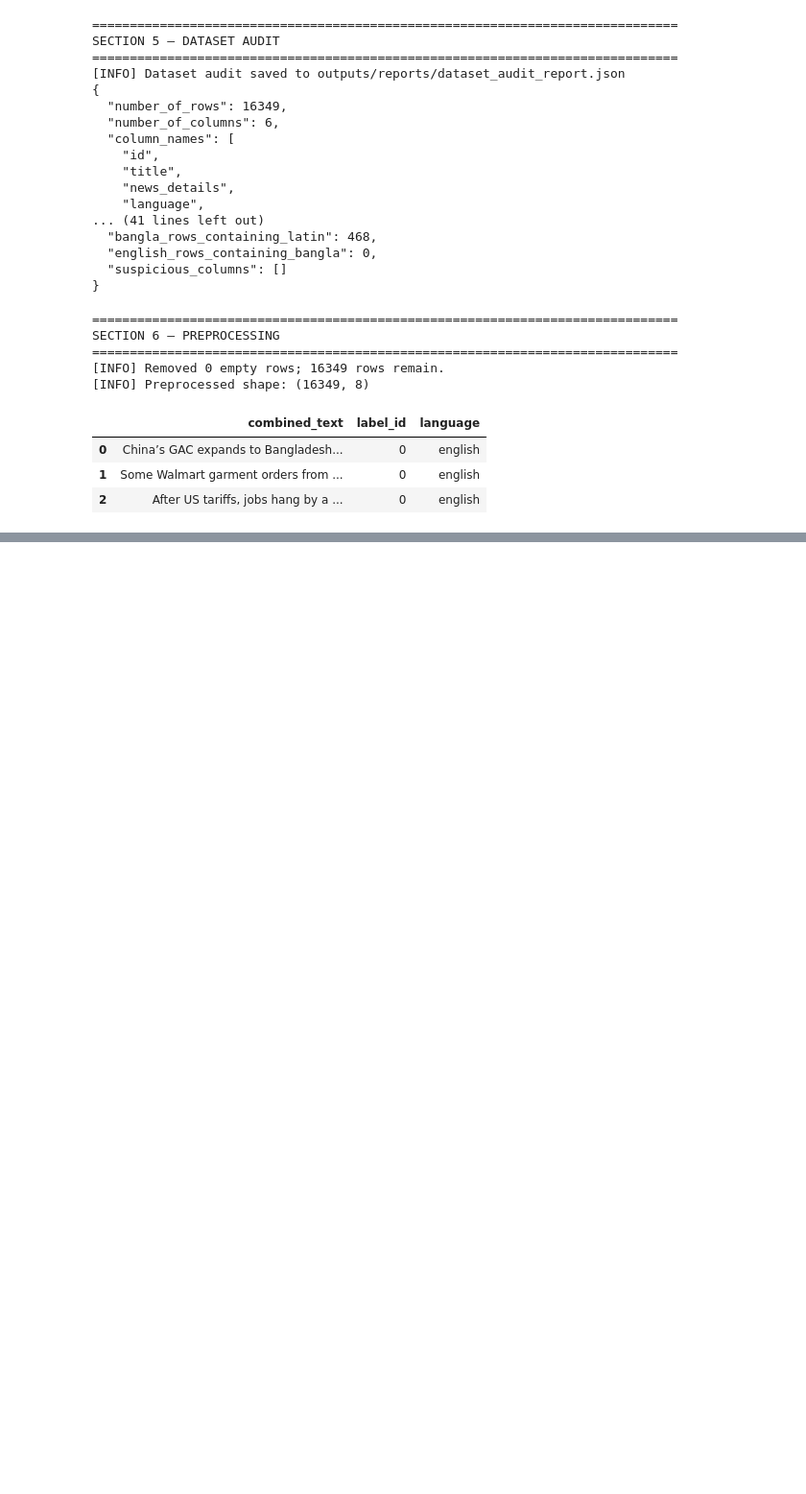
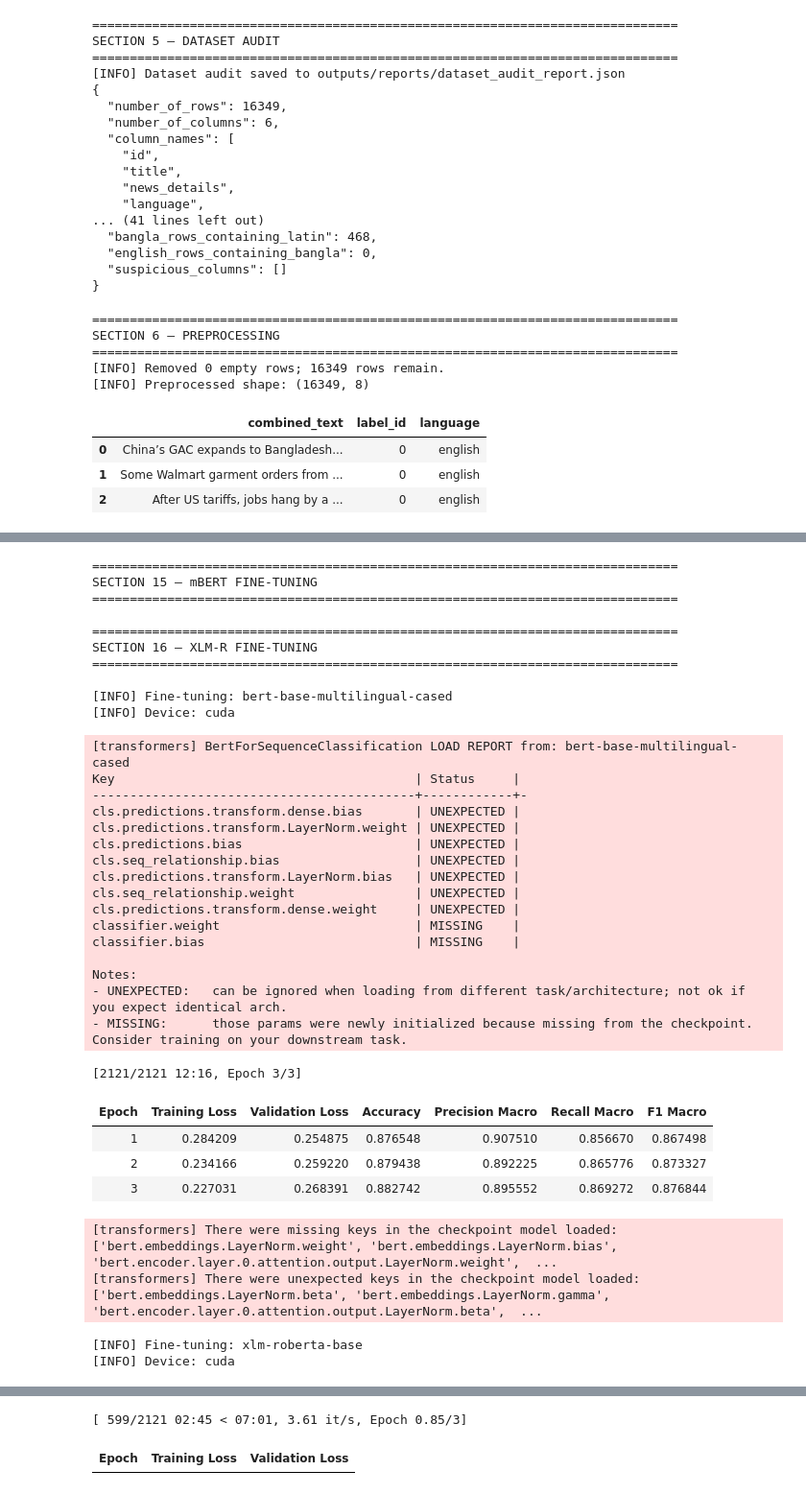
Before and after one commit to Kazi-Sadman/Drug-solubility-prediction, a Jupyter notebook: Thesis_new_work.ipynb, the cells around one changed output, grey strips where cells are left out. Shown at 96% size. Saved outputs shown, nothing was run; the diff lists cells and outputs as text; code cells hidden in the pictures; blank space fills up the shorter version.

```diff
--- a/Thesis_new_work.ipynb
+++ b/Thesis_new_work.ipynb
@@ -577,0 +1568,72 @@ SECTION 6 — PREPROCESSING
+# %%
+
+# =============================================================================
+# SECTION 15 — mBERT FINE-TUNING  (only if GPU is available)
+# SECTION 16 — XLM-R FINE-TUNING
+# =============================================================================
+print_section_banner(15, "mBERT FINE-TUNING")
+print_section_banner(16, "XLM-R FINE-TUNING")
+
+fine_tuned_transformer_bundle = {}   # {model_name: (trainer, model, tokenizer)}
+
+if COMPUTE_DEVICE == "cuda":
+    for transformer_identifier in MULTILINGUAL_TRANSFORMER_NAMES:
+        try:
+            trainer, model, tokenizer = fine_tune_multilingual_transformer(
+                model_identifier         = transformer_identifier,
+                training_dataframe       = training_dataframe,
+                validation_dataframe     = validation_dataframe,
+                text_column              = "combined_text",
+                label_column             = "label_id",
+                max_sequence_length      = TRANSFORMER_MAX_SEQUENCE_LENGTH,
+                batch_size               = TRANSFORMER_BATCH_SIZE,
+                number_of_epochs         = TRANSFORMER_NUMBER_OF_EPOCHS,
+                learning_rate            = TRANSFORMER_LEARNING_RATE,
+                weight_decay             = TRANSFORMER_WEIGHT_DECAY,
+                warmup_ratio             = TRANSFORMER_WARMUP_RATIO,
+                early_stopping_patience  = TRANSFORMER_EARLY_STOP_PATIENCE,
+            )
+            fine_tuned_transformer_bundle[transformer_identifier] = (
+                trainer, model, tokenizer
+            )
+        except Exception as transformer_error:
+            print(f"[WARN] Fine-tuning failed for {transformer_identifier}: "
+                  f"{transformer_error}")
+else:
+    print("[WARN] Skipping transformer fine-tuning: no GPU available.")
+# %% [output]
+==============================================================================
+SECTION 15 — mBERT FINE-TUNING
+==============================================================================
+
+==============================================================================
+SECTION 16 — XLM-R FINE-TUNING
+==============================================================================
+
+[INFO] Fine-tuning: bert-base-multilingual-cased
+[INFO] Device: cuda
+[transformers] BertForSequenceClassification LOAD REPORT from: bert-base-multilingual-cased
+Key                                        | Status     |
+-------------------------------------------+------------+-
+cls.predictions.transform.dense.bias       | UNEXPECTED |
+cls.predictions.transform.LayerNorm.weight | UNEXPECTED |
+cls.predictions.bias                       | UNEXPECTED |
+cls.seq_relationship.bias                  | UNEXPECTED |
+cls.predictions.transform.LayerNorm.bias   | UNEXPECTED |
+cls.seq_relationship.weight                | UNEXPECTED |
+cls.predictions.transform.dense.weight     | UNEXPECTED |
+classifier.weight                          | MISSING    |
+classifier.bias                            | MISSING    |
+
+Notes:
+- UNEXPECTED:   can be ignored when loading from different task/architecture; not ok if you expect identical arch.
+- MISSING:      those params were newly initialized because missing from the checkpoint. Consider training on your downstream task.
+[2121/2121 12:16, Epoch 3/3]
+| Epoch | Training Loss | Validation Loss | Accuracy | Precision Macro | Recall Macro | F1 Macro |
+| 1 | 0.284209 | 0.254875 | 0.876548 | 0.907510 | 0.856670 | 0.867498 |
+| 2 | 0.234166 | 0.259220 | 0.879438 | 0.892225 | 0.865776 | 0.873327 |
+| 3 | 0.227031 | 0.268391 | 0.882742 | 0.895552 | 0.869272 | 0.876844 |
+[transformers] There were missing keys in the checkpoint model loaded: ['bert.embeddings.LayerNorm.weight', 'bert.embeddings.LayerNorm.bias', 'bert.encoder.layer.0.attention.output.LayerNorm.weight',  ...
+[transformers] There were unexpected keys in the checkpoint model loaded: ['bert.embeddings.LayerNorm.beta', 'bert.embeddings.LayerNorm.gamma', 'bert.encoder.layer.0.attention.output.LayerNorm.beta',  ...
+[INFO] Fine-tuning: xlm-roberta-base
+[INFO] Device: cuda
@@ -577,0 +1658,2 @@ SECTION 6 — PREPROCESSING
+[ 599/2121 02:45 < 07:01, 3.61 it/s, Epoch 0.85/3]
+| Epoch | Training Loss | Validation Loss |
```
Also changed, not shown: parts of 15 cells of this notebook.
